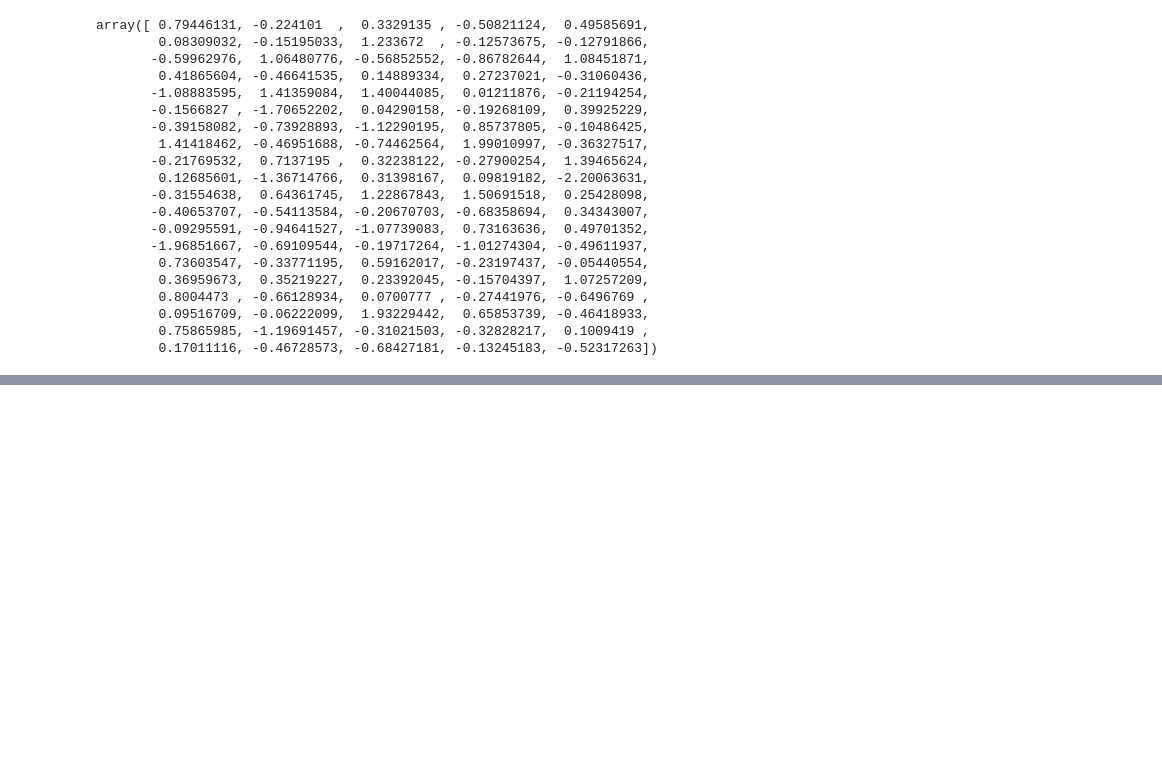
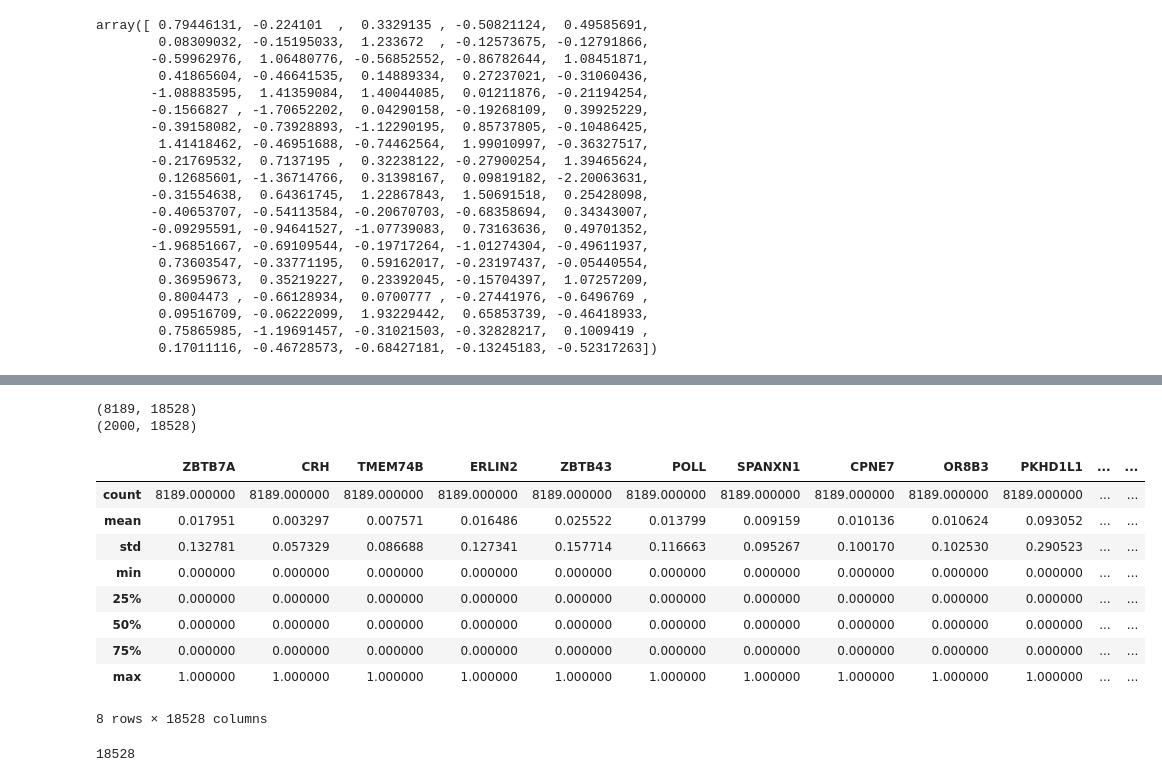
Before and after one commit to auriml/gen_drug, a Jupyter notebook: gen_drug-Keras.ipynb, the cells around one changed output, grey strips where cells are left out. Cells and saved outputs as stored; diff of their text form; code cells hidden in the pictures; blank space fills up the shorter version.

```diff
--- a/gen_drug-Keras.ipynb
+++ b/gen_drug-Keras.ipynb
@@ -349,0 +364,38 @@ autoencoder = load_model('model_encoder_E_TCGA_std.h5', custom_objects={'metric_
+# %%
+def func(x):
+    if x > 0:
+        return 1
+    else:
+        return 0
+# %%
+M_TCGA_binary = M_TCGA.applymap(func)
+# %%
+
+#reserve a random sample of 2000 samples to validate the model
+from random import sample
+valid_idx = sample(list(M_TCGA_binary.index.values),2000)
+x_valid =  M_TCGA_binary.loc[valid_idx, :]
+x_train = M_TCGA_binary.drop(valid_idx, axis=0)
+print (x_train.shape)
+print (x_valid.shape)
+x_train.describe()
+# %% [output]
+(8189, 18528)
+(2000, 18528)
+|  | ZBTB7A | CRH | TMEM74B | ERLIN2 | ZBTB43 | POLL | SPANXN1 | CPNE7 | OR8B3 | PKHD1L1 | ... | ... |
+| count | 8189.000000 | 8189.000000 | 8189.000000 | 8189.000000 | 8189.000000 | 8189.000000 | 8189.000000 | 8189.000000 | 8189.000000 | 8189.000000 | ... | ... |
+| mean | 0.017951 | 0.003297 | 0.007571 | 0.016486 | 0.025522 | 0.013799 | 0.009159 | 0.010136 | 0.010624 | 0.093052 | ... | ... |
+| std | 0.132781 | 0.057329 | 0.086688 | 0.127341 | 0.157714 | 0.116663 | 0.095267 | 0.100170 | 0.102530 | 0.290523 | ... | ... |
+| min | 0.000000 | 0.000000 | 0.000000 | 0.000000 | 0.000000 | 0.000000 | 0.000000 | 0.000000 | 0.000000 | 0.000000 | ... | ... |
+| 25% | 0.000000 | 0.000000 | 0.000000 | 0.000000 | 0.000000 | 0.000000 | 0.000000 | 0.000000 | 0.000000 | 0.000000 | ... | ... |
+| 50% | 0.000000 | 0.000000 | 0.000000 | 0.000000 | 0.000000 | 0.000000 | 0.000000 | 0.000000 | 0.000000 | 0.000000 | ... | ... |
+| 75% | 0.000000 | 0.000000 | 0.000000 | 0.000000 | 0.000000 | 0.000000 | 0.000000 | 0.000000 | 0.000000 | 0.000000 | ... | ... |
+| max | 1.000000 | 1.000000 | 1.000000 | 1.000000 | 1.000000 | 1.000000 | 1.000000 | 1.000000 | 1.000000 | 1.000000 | ... | ... |
+8 rows × 18528 columns
+# %%
+encoding_dim = 64
+
+tumor_dim = M_TCGA.shape[1]
+tumor_dim
+# %% [output]
+18528
```
Also changed, not shown: parts of 38 cells of this notebook.
